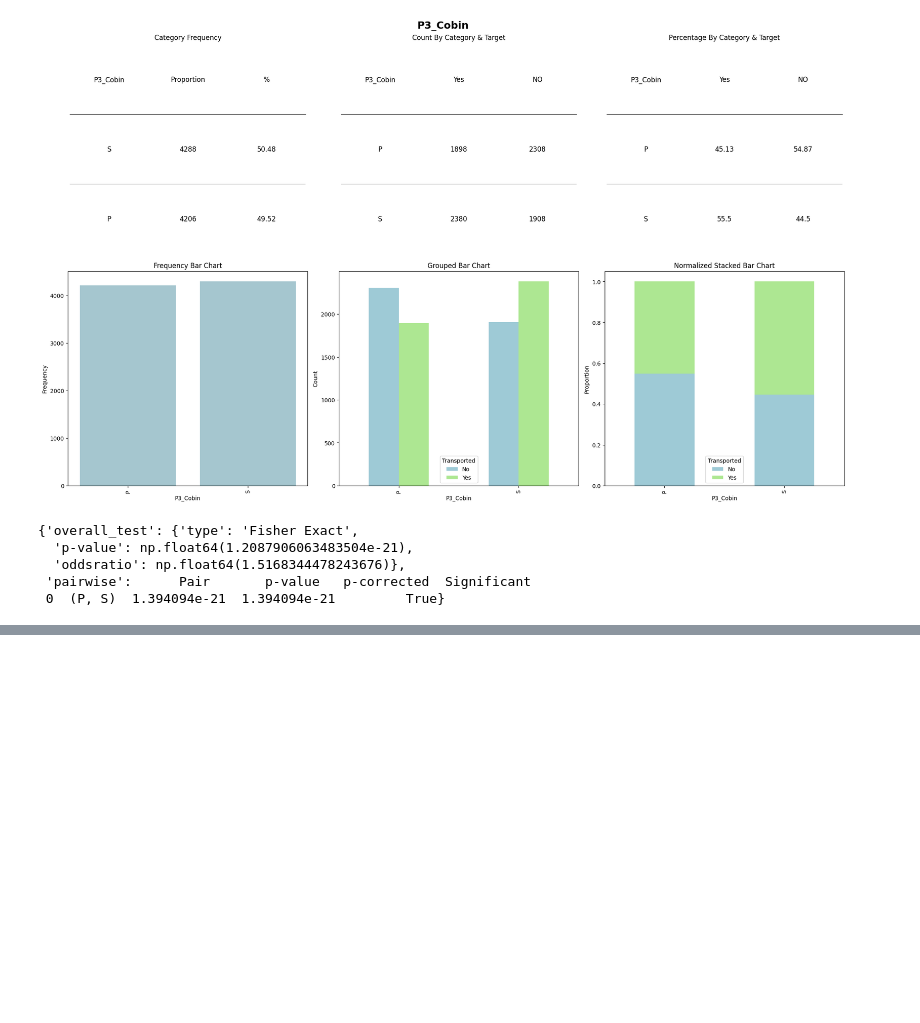
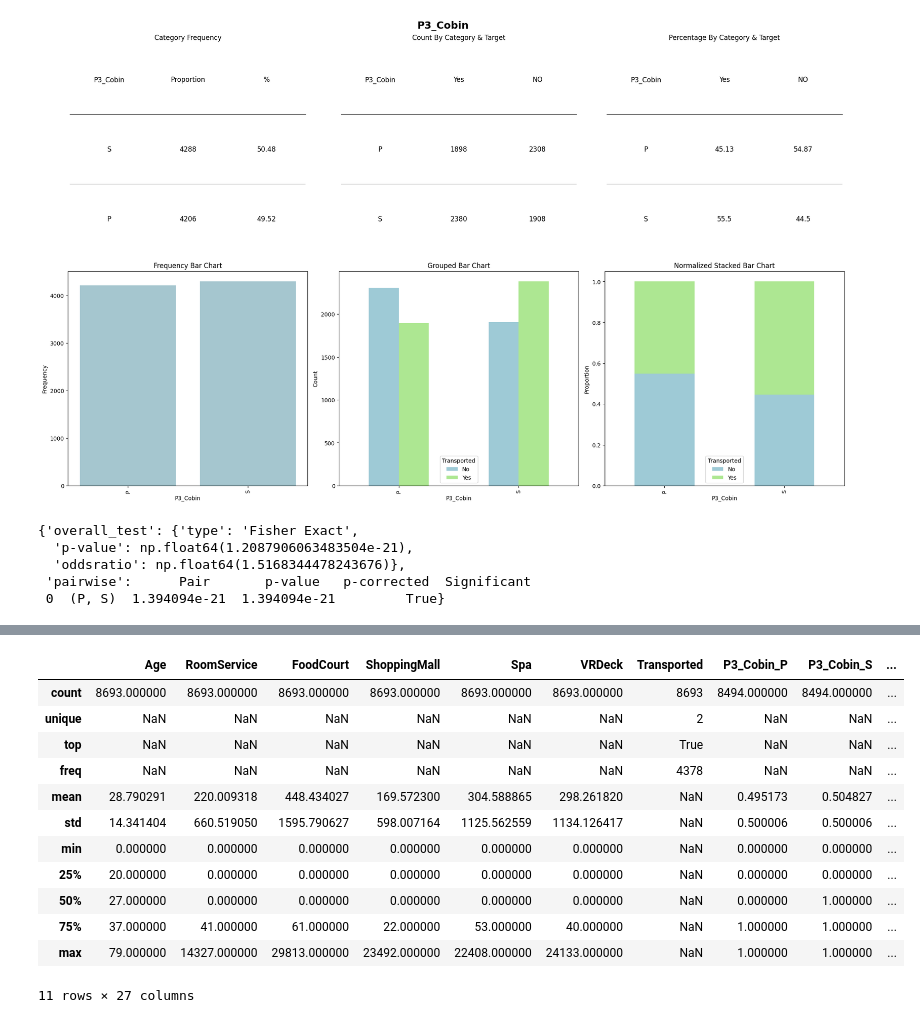
Before and after one commit to rezamirzaii/spaceship-titanic-ml, a Jupyter notebook: notebooks/spaceship_titanic.ipynb, the cells around one changed output, grey strips where cells are left out. Saved outputs shown, nothing was run; the diff lists cells and outputs as text; code cells hidden in the pictures; blank space fills up the shorter version.

```diff
--- a/notebooks/spaceship_titanic.ipynb
+++ b/notebooks/spaceship_titanic.ipynb
@@ -615,0 +694,37 @@ analyze_campaign_Transported(df_train,'P3_Cobin','Transported')
+# %%
+categorical_cols = [
+    "P3_Cobin",
+    "P1_Cobin",
+    "Destination",
+    "HomePlanet",
+    "VIP",
+    "CryoSleep"
+]
+
+encoded_dfs = []
+
+for col in categorical_cols:
+    encoder = OneHotEncoder(sparse_output=False)
+
+    mask = df_train[col].notna()
+
+    # Fit only on non-missing values
+    encoder.fit(df_train.loc[mask, [col]])
+
+    # Create DataFrame with NaN values
+    encoded = pd.DataFrame(
+        index=df_train.index,
+        columns=encoder.get_feature_names_out([col]),
+        dtype=float
+    )
+
+    # Encode only non-missing rows
+    encoded.loc[mask] = encoder.transform(df_train.loc[mask, [col]])
+
+    encoded_dfs.append(encoded)
+
+# Remove original columns and add encoded ones
+df_train = pd.concat(
+    [df_train.drop(columns=categorical_cols)] + encoded_dfs,
+    axis=1
+)
@@ -615,0 +741,16 @@ analyze_campaign_Transported(df_train,'P3_Cobin','Transported')
+# %%
+df_train.describe(include = 'all')
+# %% [output]
+|  | Age | RoomService | FoodCourt | ShoppingMall | Spa | VRDeck | Transported | P3_Cobin_P | P3_Cobin_S | ... |
+| count | 8693.000000 | 8693.000000 | 8693.000000 | 8693.000000 | 8693.000000 | 8693.000000 | 8693 | 8494.000000 | 8494.000000 | ... |
+| unique | NaN | NaN | NaN | NaN | NaN | NaN | 2 | NaN | NaN | ... |
+| top | NaN | NaN | NaN | NaN | NaN | NaN | True | NaN | NaN | ... |
+| freq | NaN | NaN | NaN | NaN | NaN | NaN | 4378 | NaN | NaN | ... |
+| mean | 28.790291 | 220.009318 | 448.434027 | 169.572300 | 304.588865 | 298.261820 | NaN | 0.495173 | 0.504827 | ... |
+| std | 14.341404 | 660.519050 | 1595.790627 | 598.007164 | 1125.562559 | 1134.126417 | NaN | 0.500006 | 0.500006 | ... |
+| min | 0.000000 | 0.000000 | 0.000000 | 0.000000 | 0.000000 | 0.000000 | NaN | 0.000000 | 0.000000 | ... |
+| 25% | 20.000000 | 0.000000 | 0.000000 | 0.000000 | 0.000000 | 0.000000 | NaN | 0.000000 | 0.000000 | ... |
+| 50% | 27.000000 | 0.000000 | 0.000000 | 0.000000 | 0.000000 | 0.000000 | NaN | 0.000000 | 1.000000 | ... |
+| 75% | 37.000000 | 41.000000 | 61.000000 | 22.000000 | 53.000000 | 40.000000 | NaN | 1.000000 | 1.000000 | ... |
+| max | 79.000000 | 14327.000000 | 29813.000000 | 23492.000000 | 22408.000000 | 24133.000000 | NaN | 1.000000 | 1.000000 | ... |
+11 rows × 27 columns
```
Also changed, not shown: parts of 17 cells of this notebook.
